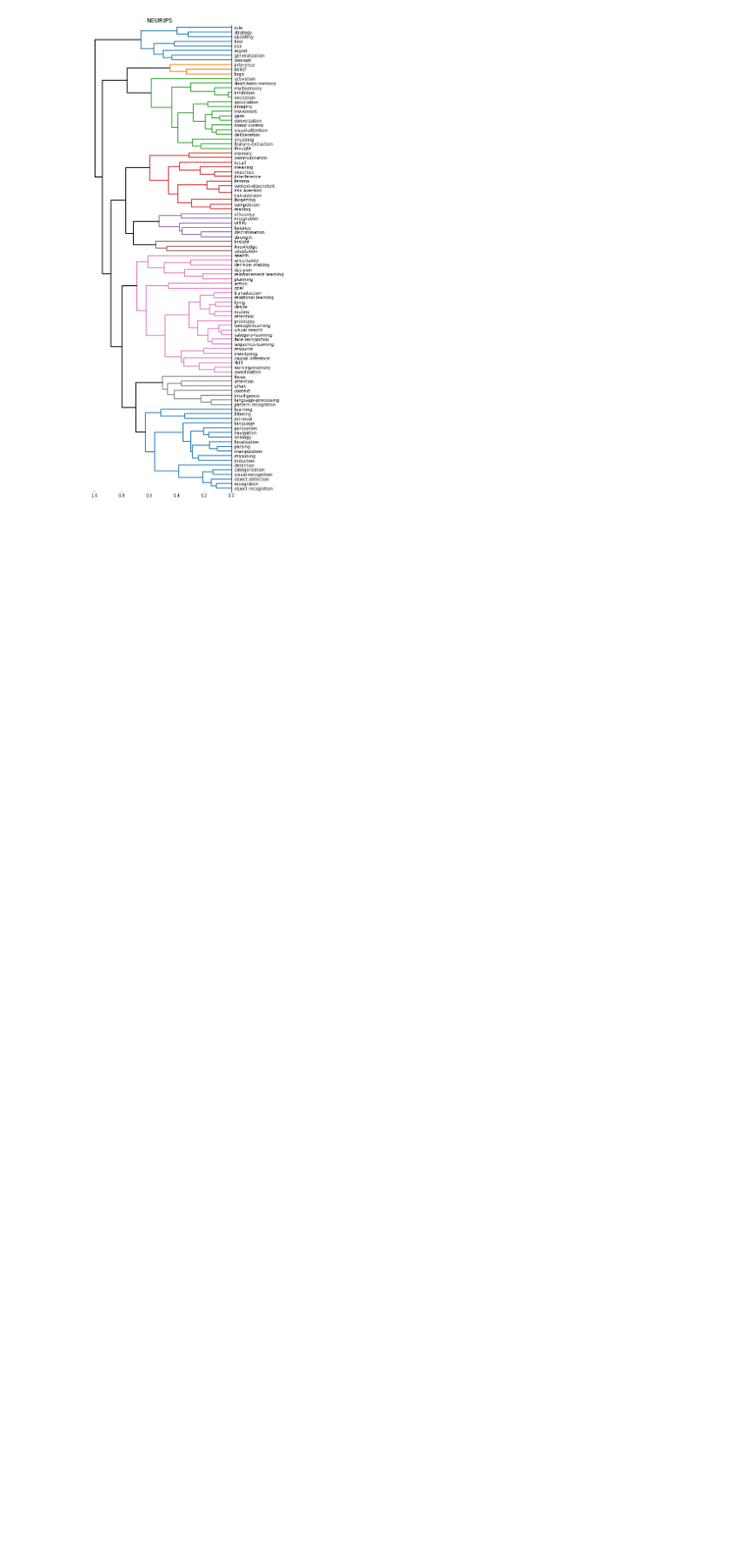
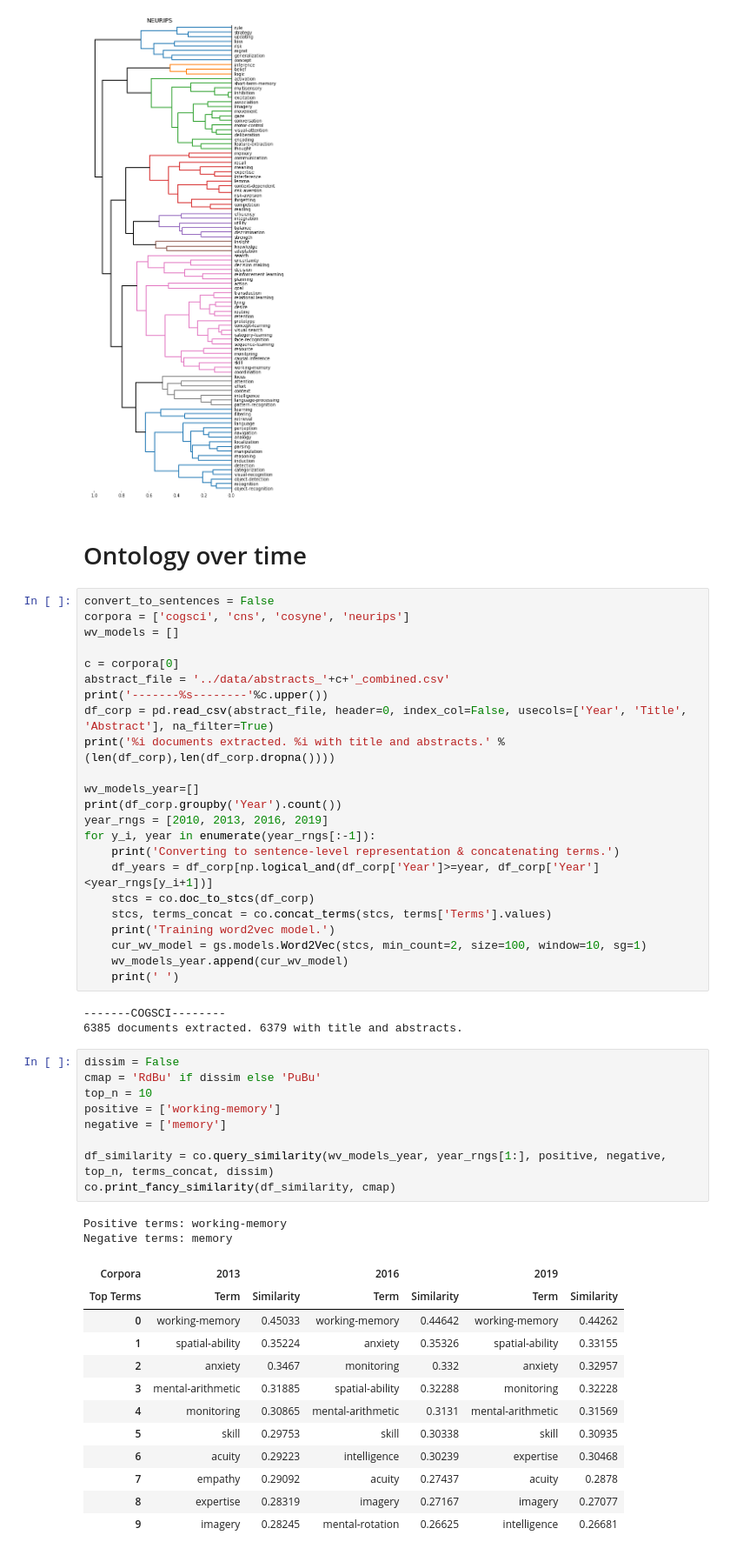
Before and after one commit to voytekresearch/IdentityCrisis, a Jupyter notebook: notebooks/2_analysis_word2vec-allcorpora.ipynb, the cells around one changed output. Shown: that part at 87% size. Drawn from its saved outputs; the diff is of its cells as text; blank space fills up the shorter version.

Commit message:
added combined data tables for abstracts, and ontology over time analysis

```diff
--- a/notebooks/2_analysis_word2vec-allcorpora.ipynb
+++ b/notebooks/2_analysis_word2vec-allcorpora.ipynb
@@ -156,3 +156,55 @@ for m_i, m in enumerate(wv_models):
 [figure]
 [figure]
 [figure]
+# %% [markdown]
+# Ontology over time
+# %%
+convert_to_sentences = False
+corpora = ['cogsci', 'cns', 'cosyne', 'neurips']
+wv_models = []
+
+c = corpora[0]
+abstract_file = '../data/abstracts_'+c+'_combined.csv'
+print('-------%s--------'%c.upper())
+df_corp = pd.read_csv(abstract_file, header=0, index_col=False, usecols=['Year', 'Title', 'Abstract'], na_filter=True)
+print('%i documents extracted. %i with title and abstracts.' %(len(df_corp),len(df_corp.dropna())))
+
+wv_models_year=[]
+print(df_corp.groupby('Year').count())
+year_rngs = [2010, 2013, 2016, 2019]
+for y_i, year in enumerate(year_rngs[:-1]):
+    print('Converting to sentence-level representation & concatenating terms.')
+    df_years = df_corp[np.logical_and(df_corp['Year']>=year, df_corp['Year']<year_rngs[y_i+1])]
+    stcs = co.doc_to_stcs(df_corp)
+    stcs, terms_concat = co.concat_terms(stcs, terms['Terms'].values)
+    print('Training word2vec model.')
+    cur_wv_model = gs.models.Word2Vec(stcs, min_count=2, size=100, window=10, sg=1)
+    wv_models_year.append(cur_wv_model)
+    print(' ')
+# %% [output]
+-------COGSCI--------
+6385 documents extracted. 6379 with title and abstracts.
+# %%
+dissim = False
+cmap = 'RdBu' if dissim else 'PuBu'
+top_n = 10
+positive = ['working-memory']
+negative = ['memory']
+
+df_similarity = co.query_similarity(wv_models_year, year_rngs[1:], positive, negative, top_n, terms_concat, dissim)
+co.print_fancy_similarity(df_similarity, cmap)
+# %% [output]
+Positive terms: working-memory
+Negative terms: memory
+| Corpora | 2013 |  | 2016 |  | 2019 |  |
+| Top Terms | Term | Similarity | Term | Similarity | Term | Similarity |
+| 0 | working-memory | 0.45033 | working-memory | 0.44642 | working-memory | 0.44262 |
+| 1 | spatial-ability | 0.35224 | anxiety | 0.35326 | spatial-ability | 0.33155 |
+| 2 | anxiety | 0.3467 | monitoring | 0.332 | anxiety | 0.32957 |
+| 3 | mental-arithmetic | 0.31885 | spatial-ability | 0.32288 | monitoring | 0.32228 |
+| 4 | monitoring | 0.30865 | mental-arithmetic | 0.3131 | mental-arithmetic | 0.31569 |
+| 5 | skill | 0.29753 | skill | 0.30338 | skill | 0.30935 |
+| 6 | acuity | 0.29223 | intelligence | 0.30239 | expertise | 0.30468 |
+| 7 | empathy | 0.29092 | acuity | 0.27437 | acuity | 0.2878 |
+| 8 | expertise | 0.28319 | imagery | 0.27167 | imagery | 0.27077 |
+| 9 | imagery | 0.28245 | mental-rotation | 0.26625 | intelligence | 0.26681 |
```
Also changed, not shown: 4 other files.
